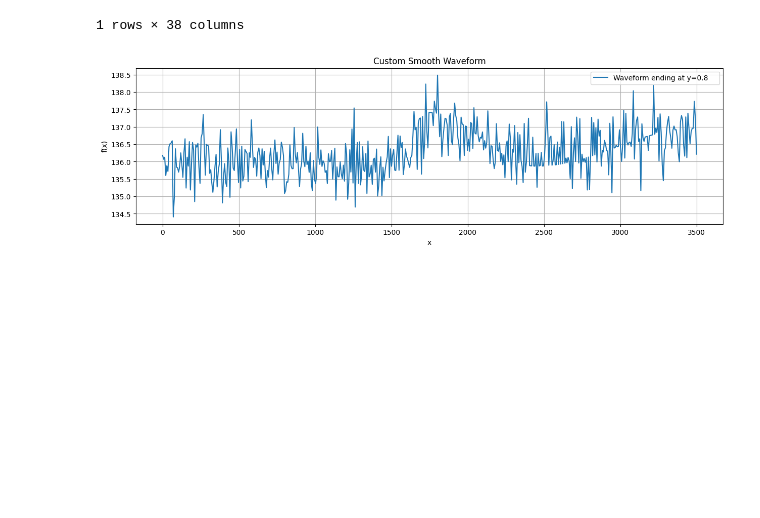
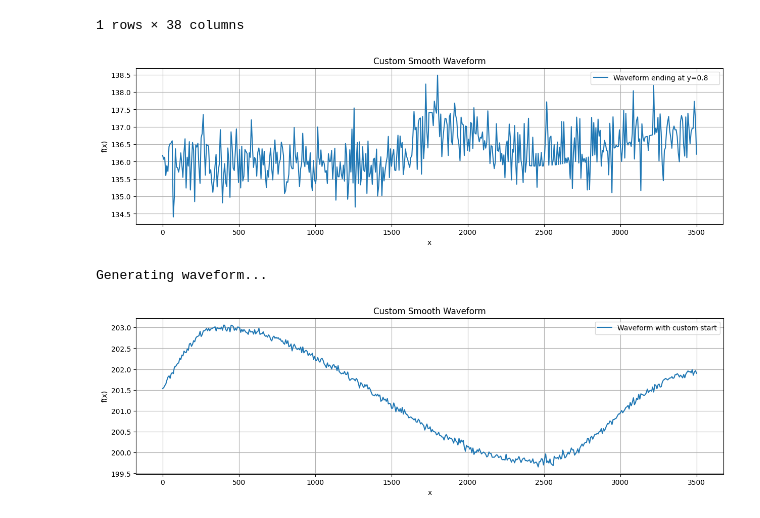
Before and after one commit to WizadCarton11/BloomTrading, a Jupyter notebook: ML/data_study.ipynb, the cells around one changed output. Cells and saved outputs as stored; diff of their text form; code cells hidden in the pictures; blank space fills up the shorter version.

```diff
--- a/ML/data_study.ipynb
+++ b/ML/data_study.ipynb
@@ -634,3 +665,82 @@ plt.legend()
 plt.show()
 # %% [output]
 [figure]
+# %%
+def _generate_waveform( length, fall_point=0.3, rise_point=0.7, max_amplitude=1.0, min_amplitude=-1.0, final_value=0.5, start_value=0.5):
+        # Create normalized x-axis from 0 to 1
+        max_amplitude = start_value - max_amplitude
+        min_amplitude = start_value - min_amplitude
+        final_value = start_value - final_value
+        print("Generating waveform...")
+        x_axis = np.linspace(0, 1, length)
+        waveform = np.zeros_like(x_axis)
+
+        if fall_point < rise_point:
+            # Falling segment
+            fall_mask = x_axis <= fall_point
+            waveform[fall_mask] = max_amplitude * np.sin((np.pi * x_axis[fall_mask]) / (2 * fall_point))
+
+            # Rising segment
+            rise_mask = (x_axis > fall_point) & (x_axis <= rise_point)
+            waveform[rise_mask] = max_amplitude + (min_amplitude - max_amplitude) * \
+                (1 - np.cos(np.pi * (x_axis[rise_mask] - fall_point) / (rise_point - fall_point))) / 2
+
+            # Tail segment to final value
+            tail_mask = x_axis > rise_point
+            t = (x_axis[tail_mask] - rise_point) / (1 - rise_point)
+            start_tail_value = min_amplitude
+            waveform[tail_mask] = start_tail_value + (final_value - start_tail_value) * \
+                (1 - np.cos(np.pi * t)) / 2
+
+        else:
+            # Rising segment
+            rise_mask = x_axis <= rise_point
+            waveform[rise_mask] = min_amplitude * np.sin((np.pi * x_axis[rise_mask]) / (2 * rise_point))
+
+            # Falling segment
+            fall_mask = (x_axis > rise_point) & (x_axis <= fall_point)
+            waveform[fall_mask] = min_amplitude + (max_amplitude - min_amplitude) * \
+                (1 - np.cos(np.pi * (x_axis[fall_mask] - rise_point) / (fall_point - rise_point))) / 2
+
+            # Tail segment to final value
+            tail_mask = x_axis > fall_point
+            t = (x_axis[tail_mask] - fall_point) / (1 - fall_point)
+            start_tail_value = max_amplitude
+            waveform[tail_mask] = start_tail_value + (final_value - start_tail_value) * \
+                (1 - np.cos(np.pi * t)) / 2
+
+        # Optional: Add noise to simulate realism
+        for i in range(length):
+            waveform[i] += np.random.normal(0, 0.05)
+            # if waveform[i] > max_amplitude+1:
+            #     waveform[i] = max_amplitude
+            # elif waveform[i] <= min_amplitude:
+            #     waveform[i] = min_amplitude + np.random.normal(0.1, 0.5)
+
+        waveform = np.nan_to_num(waveform)
+
+        return waveform + start_value
+# Example usage
+length = 500
+start_value = 201.5 # Starting value
+y_vals = _generate_waveform(
+    length=length,
+    fall_point=0.7,
+    rise_point=0.1,
+    max_amplitude=203.22,
+    min_amplitude=200,
+    start_value=start_value,
+    final_value=201.08
+)
+x_vals = np.linspace(0, 3500, len(y_vals))
+plt.figure(figsize=(15, 4))
+plt.plot(x_vals, y_vals, label="Waveform with custom start")
+plt.title("Custom Smooth Waveform")
+plt.xlabel("x")
+plt.ylabel("f(x)")
+plt.grid(True)
+plt.legend()
+plt.show()
+# %% [output]
+Generating waveform...
+[figure, added]
```
Also changed, not shown: parts of 4 cells of this notebook, 43 other files.
